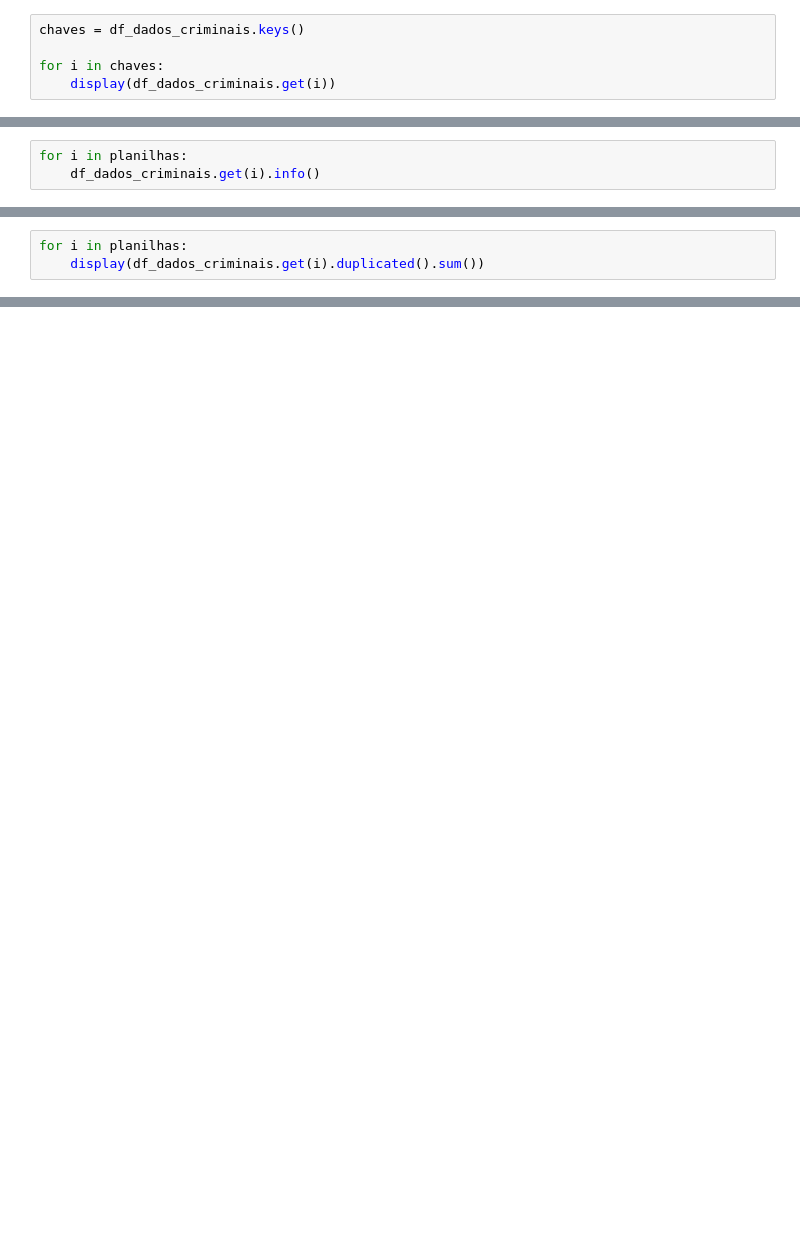
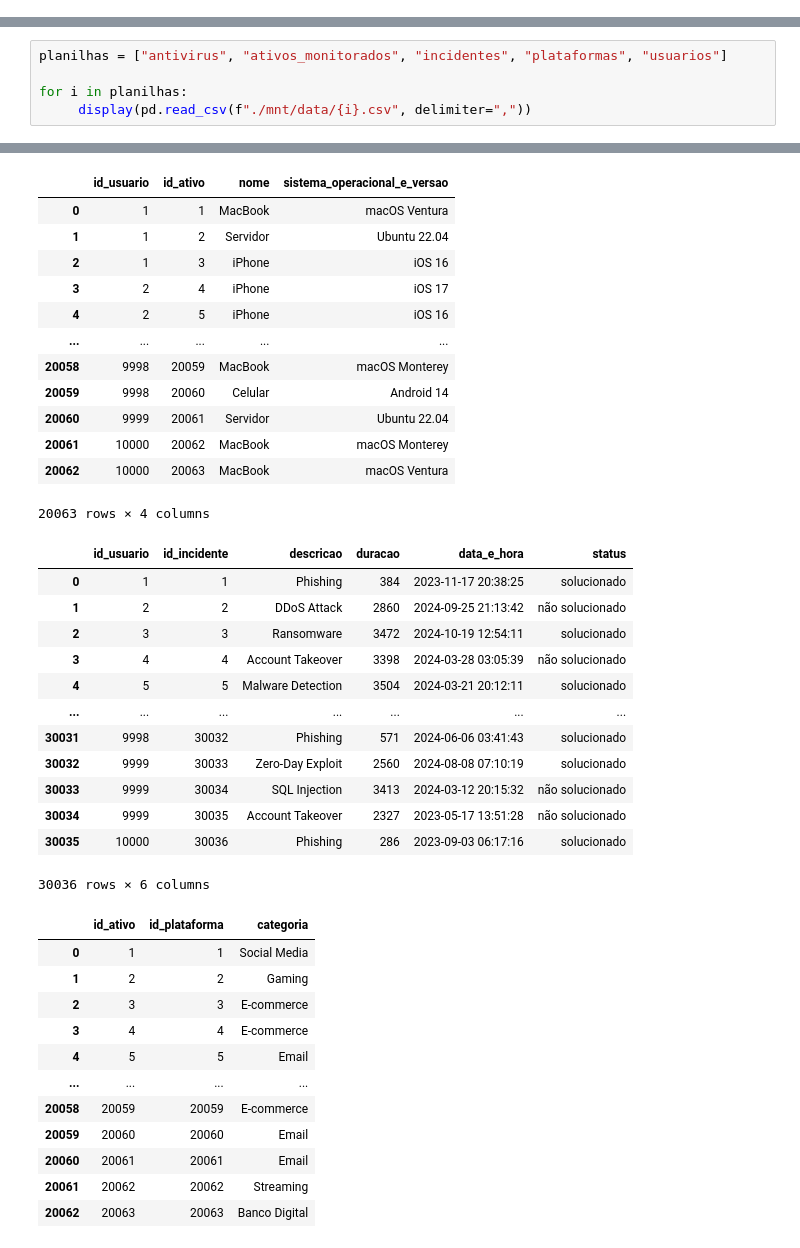
Before and after one commit to Robdsjr007/dataExercise, a Jupyter notebook: main.ipynb, the cells around one changed output, grey strips where cells are left out. Drawn from its saved outputs; the diff is of its cells as text; blank space fills up the shorter version.

```diff
--- a/main.ipynb
+++ b/main.ipynb
@@ -11,5 +0,0 @@ df_dados_criminais = pd.read_excel("Dados_Crimes_Ciberneticos_SP.xlsx", sheet_na
-# %%
-chaves = df_dados_criminais.keys()
-
-for i in chaves:
-    display(df_dados_criminais.get(i))
@@ -86,3 +0,0 @@ for i in chaves:
-# %%
-for i in planilhas:
-    df_dados_criminais.get(i).info()
@@ -120,3 +0,0 @@ plataformas = df_dados_criminais.get(planilhas[4]).dropna(axis=1)
-# %%
-for i in planilhas:
-    display(df_dados_criminais.get(i).duplicated().sum())
@@ -164,0 +15,6 @@ df.head()
+# %%
+planilhas = ["antivirus", "ativos_monitorados", "incidentes", "plataformas", "usuarios"]
+
+for i in planilhas:
+     display(pd.read_csv(f"./mnt/data/{i}.csv", delimiter=","))
+# %% [output]
@@ -164,0 +34,38 @@ df.head()
+|  | id_usuario | id_ativo | nome | sistema_operacional_e_versao |
+| 0 | 1 | 1 | MacBook | macOS Ventura |
+| 1 | 1 | 2 | Servidor | Ubuntu 22.04 |
+| 2 | 1 | 3 | iPhone | iOS 16 |
+| 3 | 2 | 4 | iPhone | iOS 17 |
+| 4 | 2 | 5 | iPhone | iOS 16 |
+| ... | ... | ... | ... | ... |
+| 20058 | 9998 | 20059 | MacBook | macOS Monterey |
+| 20059 | 9998 | 20060 | Celular | Android 14 |
+| 20060 | 9999 | 20061 | Servidor | Ubuntu 22.04 |
+| 20061 | 10000 | 20062 | MacBook | macOS Monterey |
+| 20062 | 10000 | 20063 | MacBook | macOS Ventura |
+20063 rows × 4 columns
+|  | id_usuario | id_incidente | descricao | duracao | data_e_hora | status |
+| 0 | 1 | 1 | Phishing | 384 | 2023-11-17 20:38:25 | solucionado |
+| 1 | 2 | 2 | DDoS Attack | 2860 | 2024-09-25 21:13:42 | não solucionado |
+| 2 | 3 | 3 | Ransomware | 3472 | 2024-10-19 12:54:11 | solucionado |
+| 3 | 4 | 4 | Account Takeover | 3398 | 2024-03-28 03:05:39 | não solucionado |
+| 4 | 5 | 5 | Malware Detection | 3504 | 2024-03-21 20:12:11 | solucionado |
+| ... | ... | ... | ... | ... | ... | ... |
+| 30031 | 9998 | 30032 | Phishing | 571 | 2024-06-06 03:41:43 | solucionado |
+| 30032 | 9999 | 30033 | Zero-Day Exploit | 2560 | 2024-08-08 07:10:19 | solucionado |
+| 30033 | 9999 | 30034 | SQL Injection | 3413 | 2024-03-12 20:15:32 | não solucionado |
+| 30034 | 9999 | 30035 | Account Takeover | 2327 | 2023-05-17 13:51:28 | não solucionado |
+| 30035 | 10000 | 30036 | Phishing | 286 | 2023-09-03 06:17:16 | solucionado |
+30036 rows × 6 columns
+|  | id_ativo | id_plataforma | categoria |
+| 0 | 1 | 1 | Social Media |
+| 1 | 2 | 2 | Gaming |
+| 2 | 3 | 3 | E-commerce |
+| 3 | 4 | 4 | E-commerce |
+| 4 | 5 | 5 | Email |
+| ... | ... | ... | ... |
+| 20058 | 20059 | 20059 | E-commerce |
+| 20059 | 20060 | 20060 | Email |
+| 20060 | 20061 | 20061 | Email |
+| 20061 | 20062 | 20062 | Streaming |
+| 20062 | 20063 | 20063 | Banco Digital |
```
Also changed, not shown: parts of 43 cells of this notebook, 7 other files.
